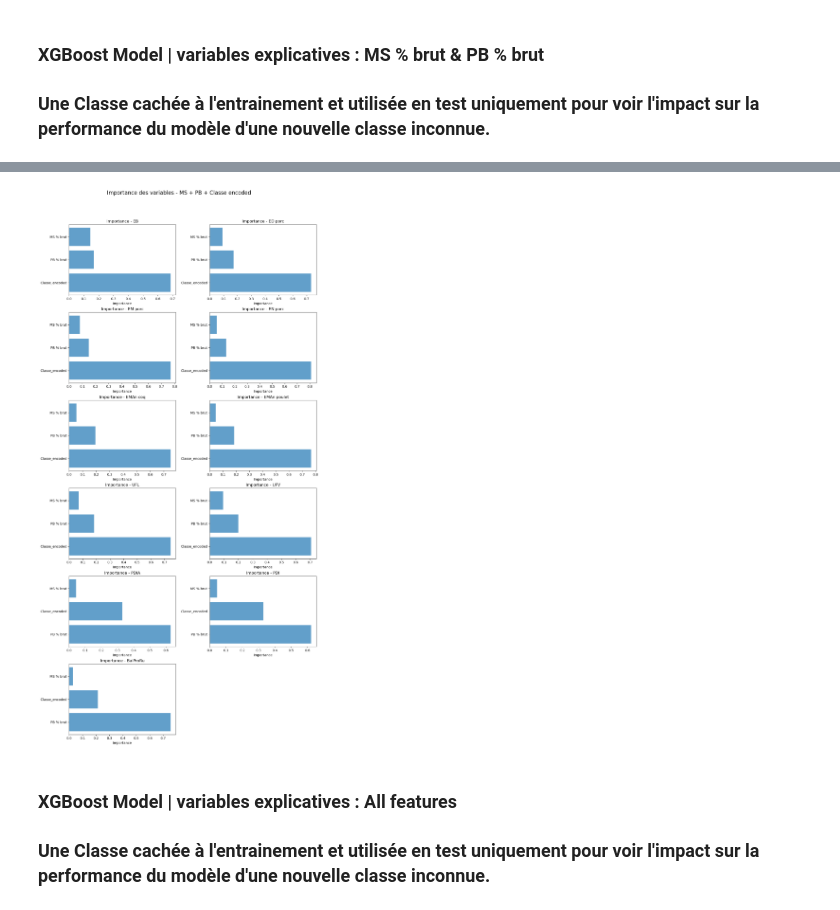
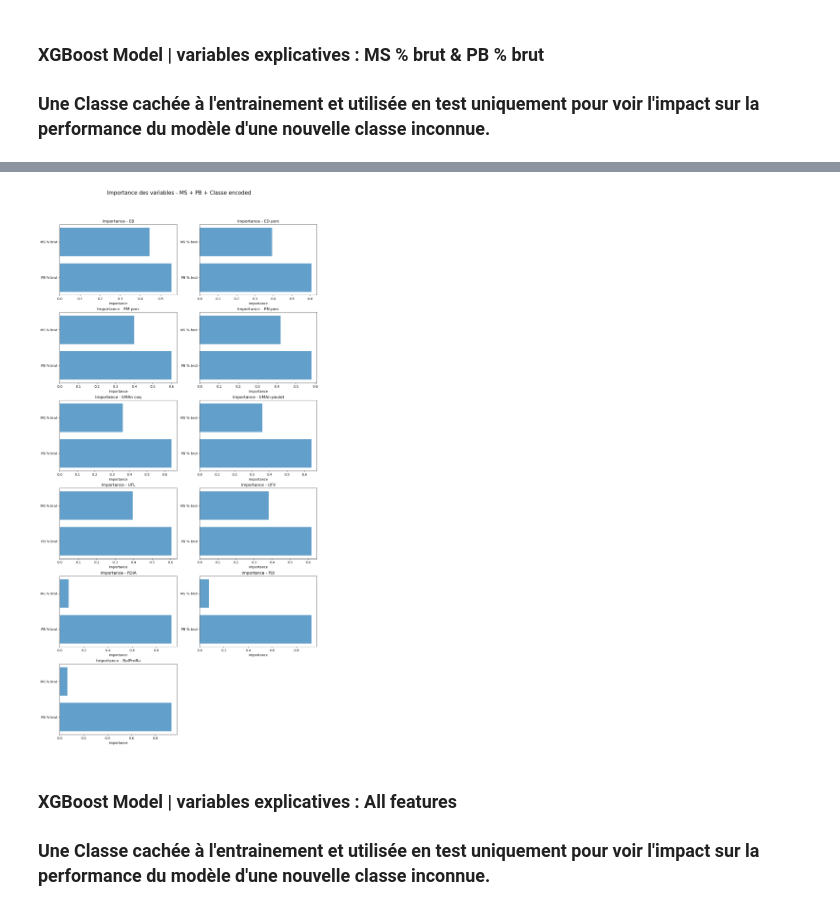
Before and after one commit to PJGouze/projet_fil_rouge, a Jupyter notebook: Regressor_Deux/test_preliminaire.ipynb, the cells around one changed output, grey strips where cells are left out. Cells and saved outputs as stored; diff of their text form; code cells hidden in the pictures.

```diff
--- a/Regressor_Deux/test_preliminaire.ipynb
+++ b/Regressor_Deux/test_preliminaire.ipynb
@@ -751,20 +898,15 @@ classe_a_masquer = data['Classe'].unique()[0]
 indices_train_class = data[data['Classe'] != classe_a_masquer].index
 indices_test_class = data[data['Classe'] == classe_a_masquer].index
 
-X_train_class = data.loc[indices_train_class, vars_expl_hide_class].copy()
-y_train_class = data.loc[indices_train_class, vars_cibles].copy()
+X_train_class_sel = data.loc[indices_train_class, vars_expl_hide_class].copy()
+y_train_class_sel = data.loc[indices_train_class, vars_cibles].copy()
 
-X_test_class = data.loc[indices_test_class, vars_expl_hide_class].copy()
-y_test_class = data.loc[indices_test_class, vars_cibles].copy()
+X_test_class_sel = data.loc[indices_test_class, vars_expl_hide_class].copy()
+y_test_class_sel = data.loc[indices_test_class, vars_cibles].copy()
 
-# Ajouter la variable Classe encodée
-X_train_class_sel, X_test_class_sel = add_encoded_feature(
-    X_train_class, X_test_class, data, "Classe", indices_train_class, indices_test_class
-)
-
-# Entraînement des modèles
+# Entraînement des modèles (SANS ajouter la classe encodée)
 resultats_hide_class_sel_df, metrics_hide_class_sel, models_hide_class_sel = train_xgboost_models(
-    X_train_class_sel, X_test_class_sel, y_train_class, y_test_class,
+    X_train_class_sel, X_test_class_sel, y_train_class_sel, y_test_class_sel,
     vars_cibles, noms_simplifies, random_state=42
 )
 
@@ -814,7 +956,7 @@ Variable cible  Vraie valeur  Valeur prédite
 # %%
-xgb_feature_importances(models_hide_class_sel, X_test_class_sel, vars_expl_hide_class + ["Classe_encoded"], title="Importance des variables - MS + PB + Classe encoded")
+xgb_feature_importances(models_hide_class_sel, X_test_class_sel, vars_expl_hide_class, title="Importance des variables - MS + PB + Classe encoded")
 # %% [output]
-[figure, old version]
+[figure, new version]
 # %% [markdown]
 ### XGBoost Model | variables explicatives : All features
 ### Une Classe cachée à l'entrainement et utilisée en test uniquement pour voir l'impact sur la performance du modèle d'une nouvelle classe inconnue.
```
Also changed, not shown: parts of 12 cells of this notebook.
